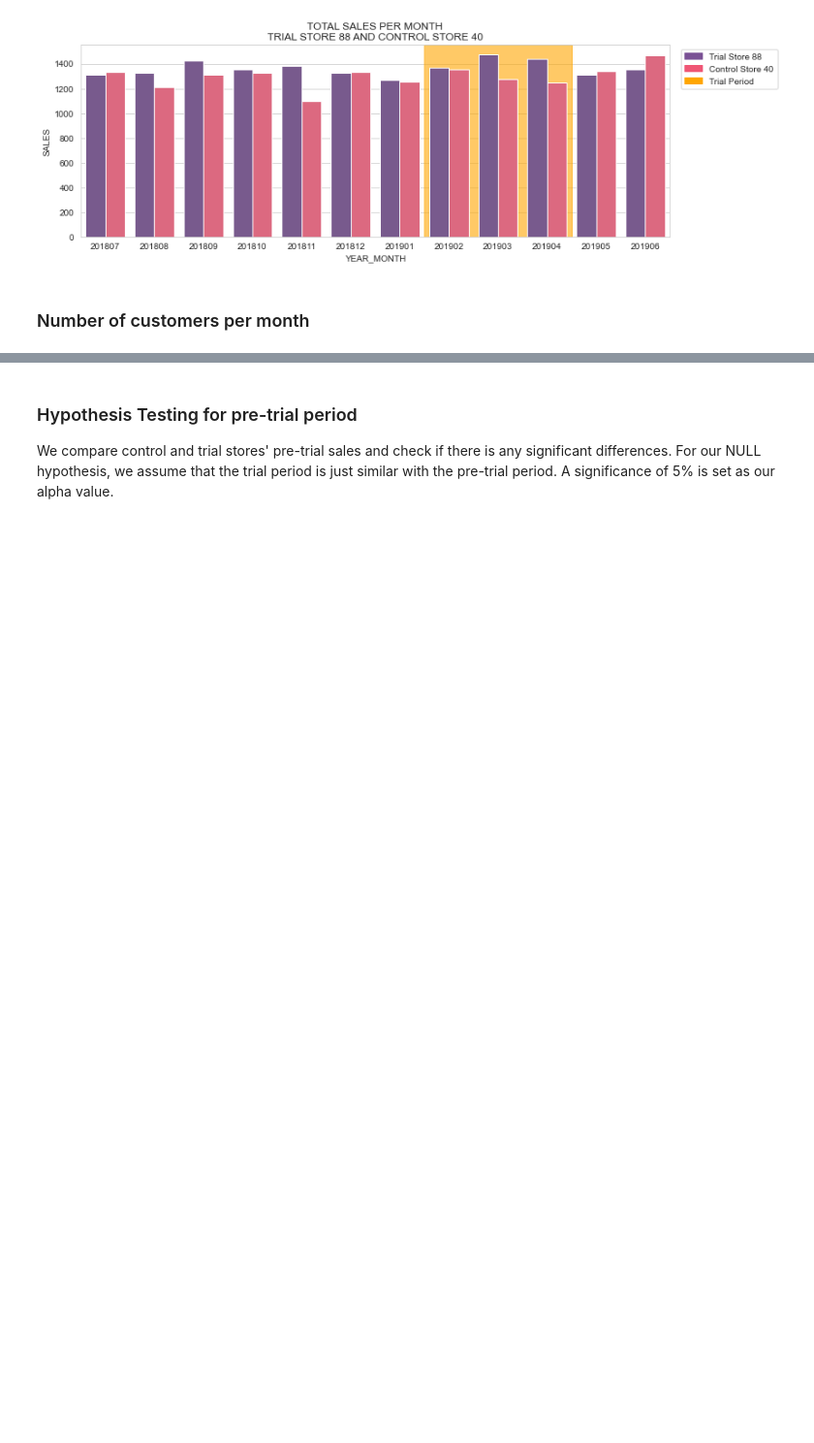
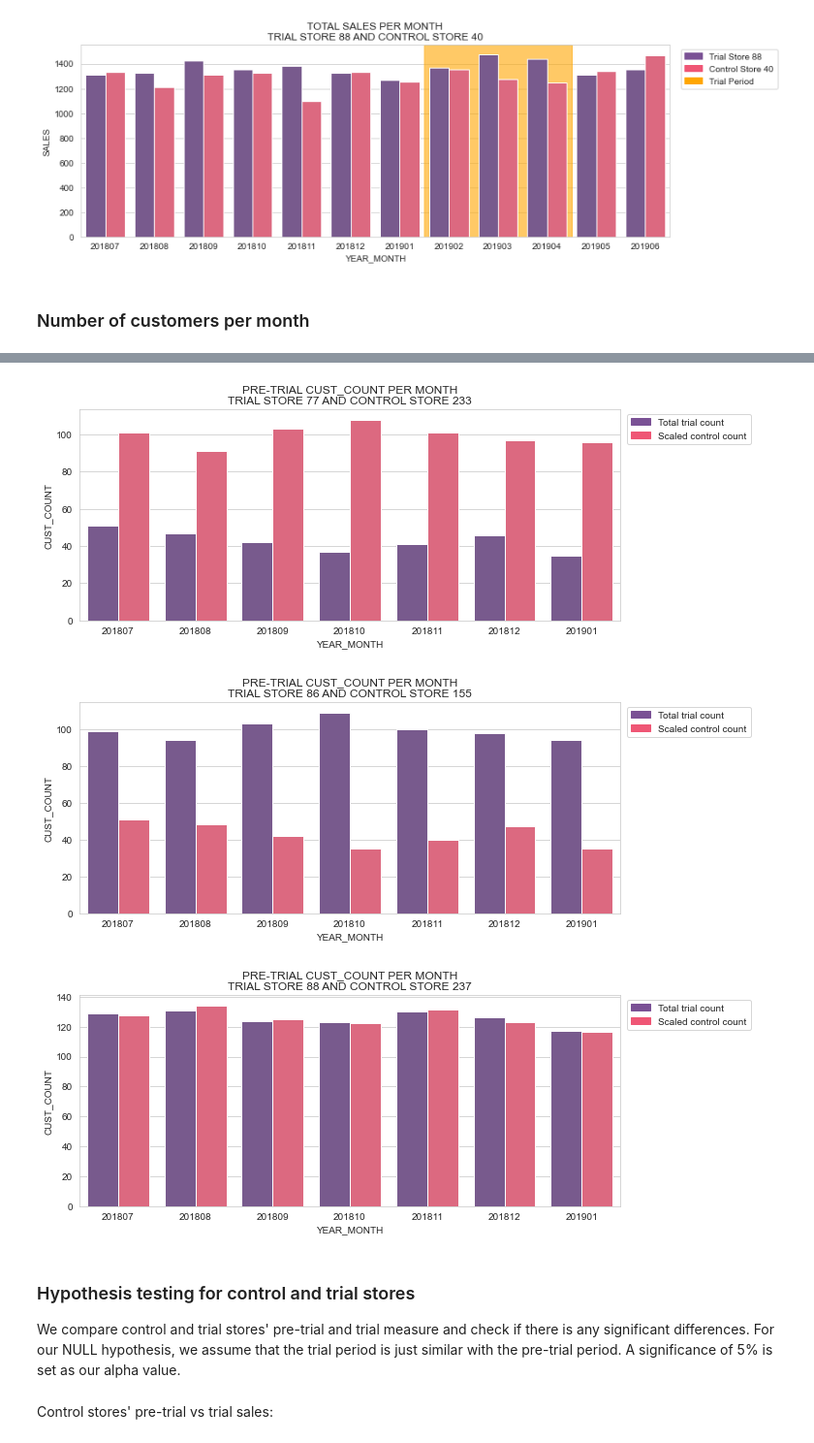
Before and after one commit to dherzey/Forage_Virtual_Internship, a Jupyter notebook: Quantium/Quantium_Task2.ipynb, the cells around one changed output, grey strips where cells are left out. Shown at 97% size. Saved outputs shown, nothing was run; the diff lists cells and outputs as text; code cells hidden in the pictures; blank space fills up the shorter version.

Commit message:
Added hypothesis testing in Quantium Task 2 analysis

```diff
--- a/Quantium/Quantium_Task2.ipynb
+++ b/Quantium/Quantium_Task2.ipynb
@@ -372,3 +397,10 @@ for trial, control in zip(trials, controls):
+# %%
+trials, controls, column = [77,86,88], [233,155,237], 'CUST_COUNT'
+plot_scaled_measures(trials, controls, measures, column)
+# %% [output]
+[figure, added]
+[figure, added]
+[figure, added]
 # %% [markdown]
-### Hypothesis Testing for pre-trial period
-We compare control and trial stores' pre-trial sales and check if there is any significant differences. For our NULL hypothesis, we assume that the trial period is just similar with the pre-trial period. A significance of 5% is set as our alpha value.
+### Hypothesis testing for control and trial stores
+We compare control and trial stores' pre-trial and trial measure and check if there is any significant differences. For our NULL hypothesis, we assume that the trial period is just similar with the pre-trial period. A significance of 5% is set as our alpha value.
@@ -380,0 +416,2 @@ for trial, control in zip(trials,controls):
+# %% [markdown]
+Control stores' pre-trial vs trial sales:
```
Also changed, not shown: parts of 16 cells of this notebook.
